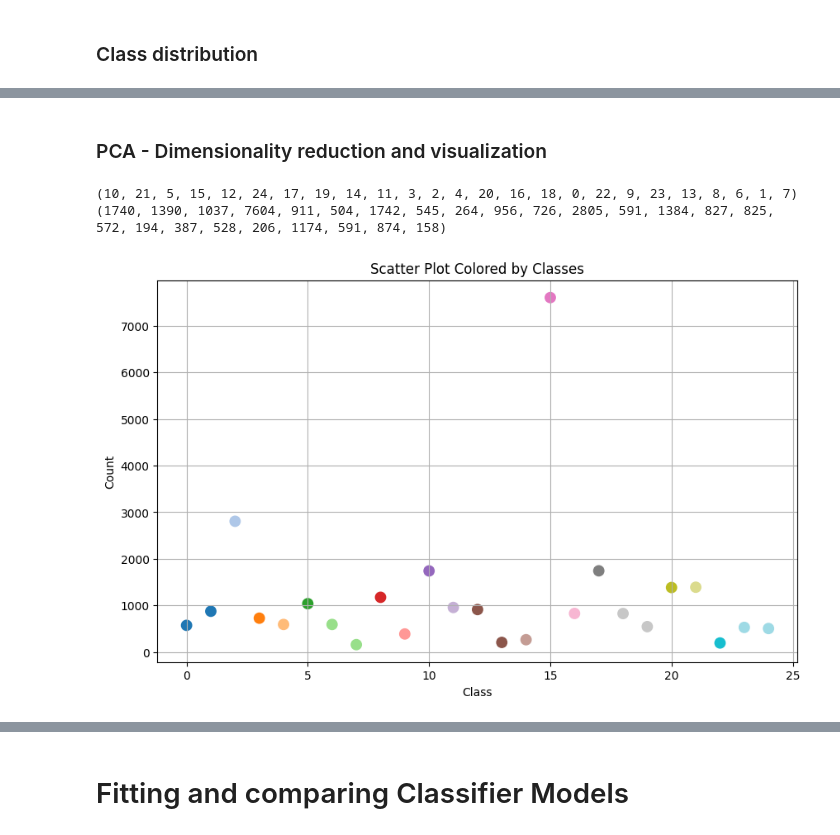
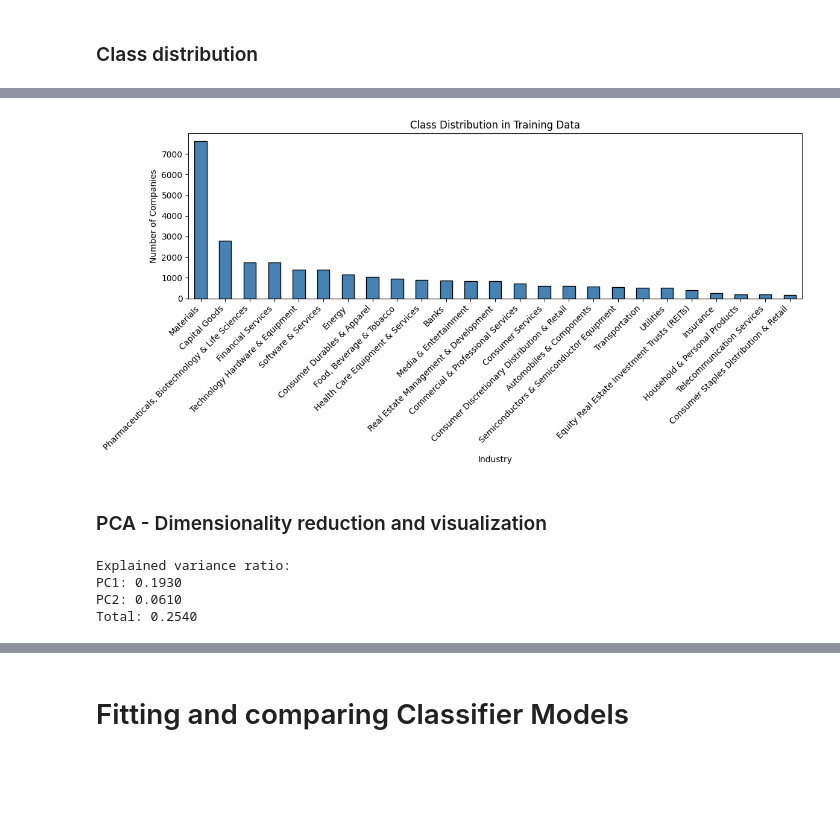
Before and after one commit to dkuzma1/FDS-Practical-repo, a Jupyter notebook: code_skeleton_industry_classification.ipynb, the cells around one changed output, grey strips where cells are left out. Drawn from its saved outputs; the diff is of its cells as text; code cells hidden in the pictures; blank space fills up the shorter version.

```diff
--- a/code_skeleton_industry_classification.ipynb
+++ b/code_skeleton_industry_classification.ipynb
@@ -86,13 +97,13 @@ Important: Ensure that your plots have proper axis descriptions and titles. Styl
 # %% [markdown]
 ### Class distribution
 # %%
-# Plot the class distribution or provide a table that shows how many times each class (industry) appears
-# Describe your findings
-from collections import Counter
+# Analyze class distribution
+class_counts = df_train['industry'].value_counts()
 
-le.fit(df_train['industry'])
-y_train = le.transform(df_train['industry'])
-print(y_train)
-counts = Counter(int(x) for x in y_train)
-print(counts)
+print("Class Distribution:")
+print(class_counts)
+print(f"\nMean: {class_counts.mean():.1f}")
+print(f"Std: {class_counts.std():.1f}")
+print(f"Min: {class_counts.min()}")
+print(f"Max: {class_counts.max()}")
 # %% [output]
@@ -101,23 +127,30 @@ Counter({15: 7604, 2: 2805, 17: 1742, 10: 1740, 21: 1390, 20: 1384, 8: 1174, 5:
+# %%
+import matplotlib.pyplot as plt
+
+# Plot class distribution
+plt.figure(figsize=(12, 6))
+class_counts.plot(kind='bar', color='steelblue', edgecolor='black')
+plt.xlabel('Industry')
+plt.ylabel('Number of Companies')
+plt.title('Class Distribution in Training Data')
+plt.xticks(rotation=45, ha='right')
+plt.tight_layout()
+plt.show()
+# %% [output]
+[figure, added]
 # %% [markdown]
 ### PCA - Dimensionality reduction and visualization
 # %%
-# Performa a PCA and plot the projected data. Color the scatter plot based on the classes
-# Analyse what you see
-import matplotlib.pyplot as plt
+# Reduce to 2 dimensions for visualization
+pca = PCA(n_components=2)
+X_train_pca = pca.fit_transform(X_train)
 
-x, y = zip(*counts.items())
-
-print(x)
-print(y)
-
-plt.figure(figsize=(10, 6))
-plt.scatter(x, y, c=x, cmap='tab20', s=80)
-
-plt.xlabel('Class')
-plt.ylabel('Count')
-plt.title('Scatter Plot Colored by Classes')
-plt.grid(True)
+print(f"Explained variance ratio:")
+print(f"PC1: {pca.explained_variance_ratio_[0]:.4f}")
+print(f"PC2: {pca.explained_variance_ratio_[1]:.4f}")
+print(f"Total: {pca.explained_variance_ratio_.sum():.4f}")
 # %% [output]
-(10, 21, 5, 15, 12, 24, 17, 19, 14, 11, 3, 2, 4, 20, 16, 18, 0, 22, 9, 23, 13, 8, 6, 1, 7)
-(1740, 1390, 1037, 7604, 911, 504, 1742, 545, 264, 956, 726, 2805, 591, 1384, 827, 825, 572, 194, 387, 528, 206, 1174, 591, 874, 158)
+Explained variance ratio:
+PC1: 0.1930
+PC2: 0.0610
+Total: 0.2540
-[figure, removed]
```
Also changed, not shown: parts of 28 cells of this notebook.
